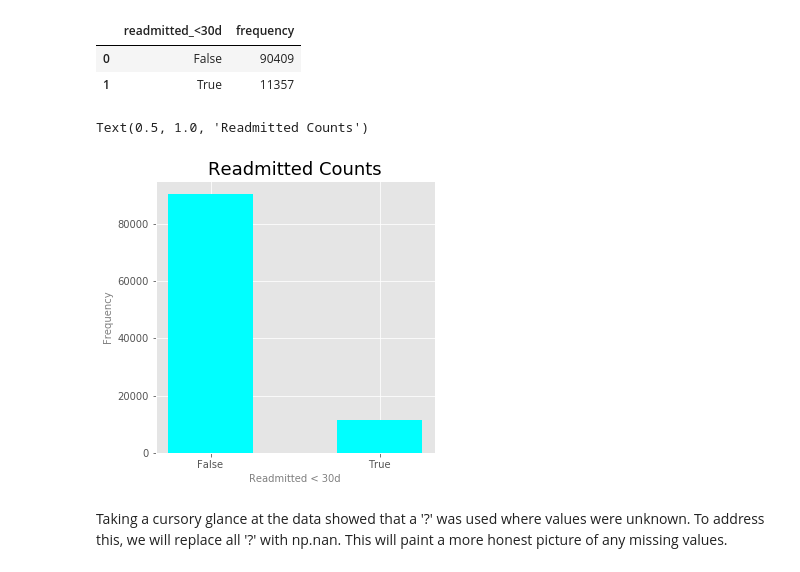
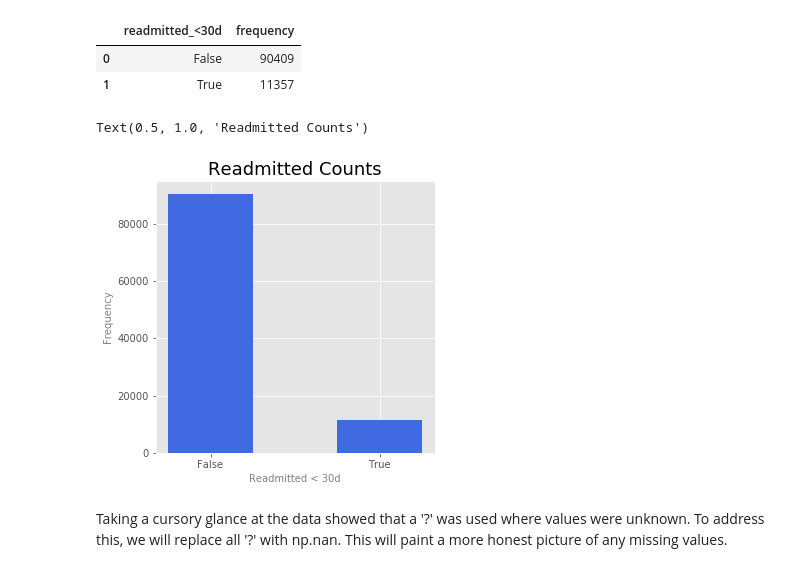
Before and after one commit to clstaub/Predicting_Hospital_Readmissions, a Jupyter notebook: Predicting_Hospital_Readmissions.ipynb, the cells around one changed output. Drawn from its saved outputs; the diff is of its cells as text; code cells hidden in the pictures.

```diff
--- a/Predicting_Hospital_Readmissions.ipynb
+++ b/Predicting_Hospital_Readmissions.ipynb
@@ -52,15 +54,15 @@ readmitcounts
 # %%
 fig,ax = plt.subplots(1, figsize=(5,5))
 ax.bar(readmitcounts['readmitted_<30d'], readmitcounts.frequency,
-       color='cyan',width=0.5)
+       color='royalblue',width=0.5)
 ax.set_ylabel('Frequency',fontsize=10,color='grey')
 # ax.set_xticks(color='black')
 # ax.set_yticks(color='black')
 ax.set_xlabel('Readmitted < 30d',fontsize=10,color='grey')
 ax.set_title('Readmitted Counts',fontsize=18)
 # %% [output]
 Text(0.5, 1.0, 'Readmitted Counts')
-[figure, old version]
+[figure, new version]
 # %% [markdown]
 Taking a cursory glance at the data showed that a '?' was used where values were unknown. To address this, we will replace all '?' with np.nan. This will paint a more honest picture of any missing values.
 # %%
```
Also changed, not shown: parts of 26 cells of this notebook, 9 other files.
